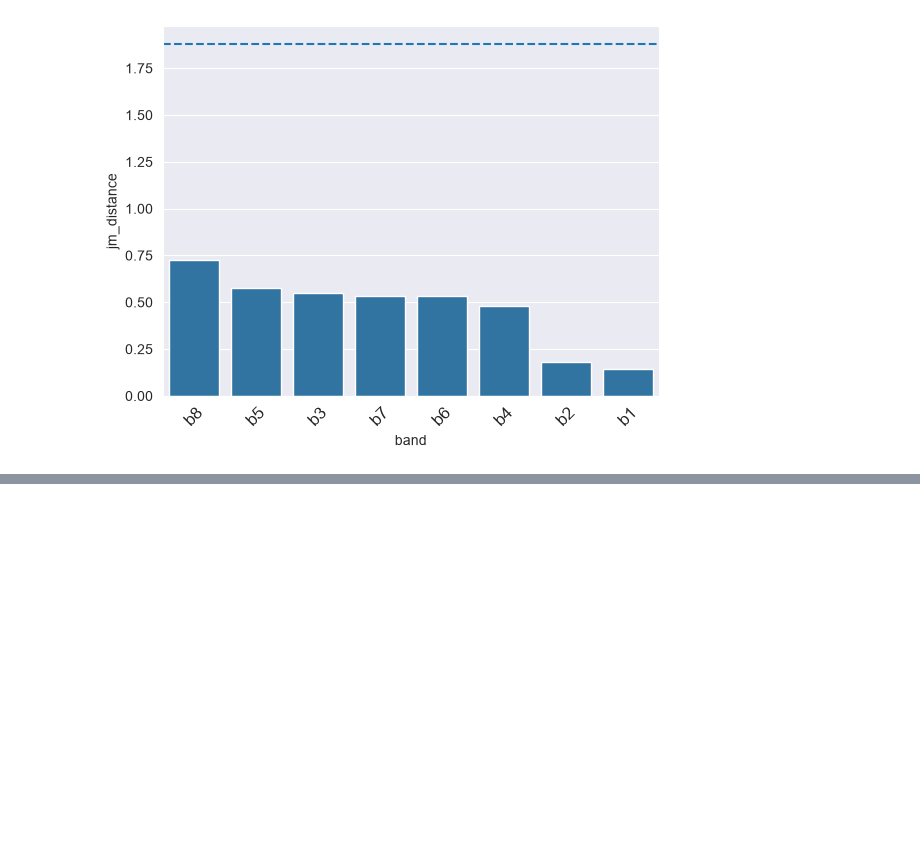
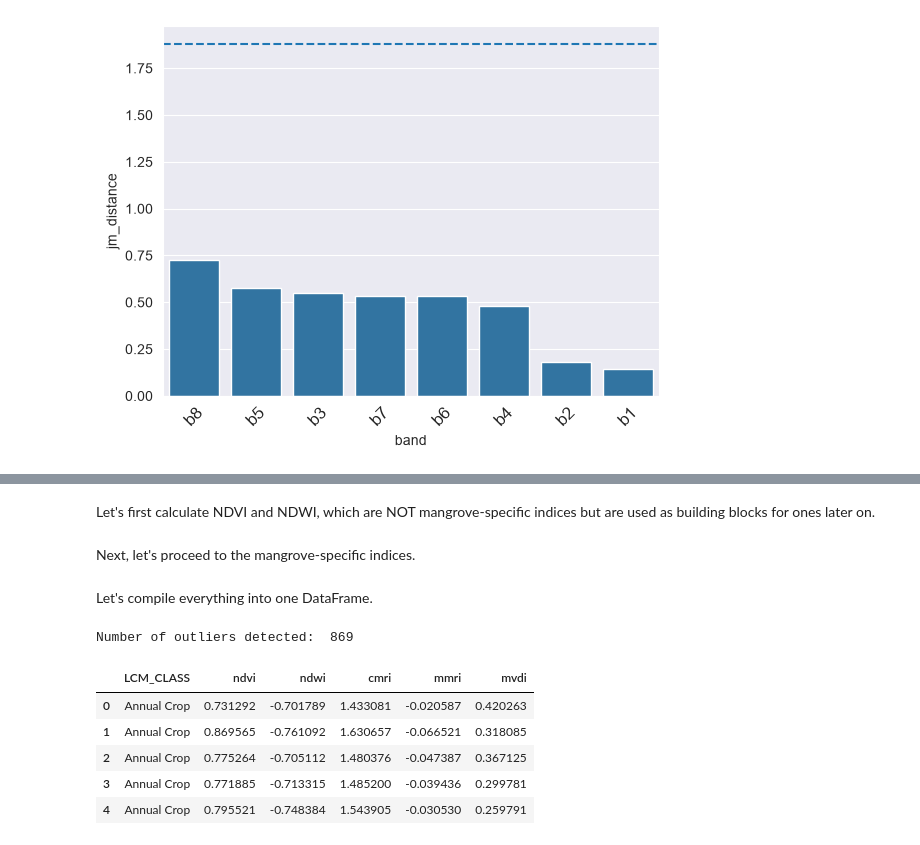
Before and after one commit to jeromemaiquez/gms-ir-mangrove-seagrass-surigao, a Jupyter notebook: main.ipynb, the cells around one changed output, grey strips where cells are left out. Saved outputs shown, nothing was run; the diff lists cells and outputs as text; code cells hidden in the pictures; blank space fills up the shorter version.

```diff
--- a/main.ipynb
+++ b/main.ipynb
@@ -141,0 +155,2 @@ plot.separability_2class(
+# %% [markdown]
+Let's first calculate NDVI and NDWI, which are NOT mangrove-specific indices but are used as building blocks for ones later on.
@@ -141,0 +167,2 @@ plot.separability_2class(
+# %% [markdown]
+Next, let's proceed to the mangrove-specific indices.
@@ -141,0 +181,16 @@ plot.separability_2class(
+# %% [markdown]
+Let's compile everything into one DataFrame.
+# %%
+df_indices = df_bands.copy(deep=True).drop(columns=band_names)
+index_names = ['ndvi', 'ndwi', 'cmri', 'mmri', 'mvdi']
+df_indices[index_names] = np.array([ndvi, ndwi, cmri, mmri, mvdi]).T
+df_indices = indices.remove_outliers(df_indices, index_names, impute=True)
+df_indices.head()
+# %% [output]
+Number of outliers detected:  869
+|  | LCM_CLASS | ndvi | ndwi | cmri | mmri | mvdi |
+| 0 | Annual Crop | 0.731292 | -0.701789 | 1.433081 | -0.020587 | 0.420263 |
+| 1 | Annual Crop | 0.869565 | -0.761092 | 1.630657 | -0.066521 | 0.318085 |
+| 2 | Annual Crop | 0.775264 | -0.705112 | 1.480376 | -0.047387 | 0.367125 |
+| 3 | Annual Crop | 0.771885 | -0.713315 | 1.485200 | -0.039436 | 0.299781 |
+| 4 | Annual Crop | 0.795521 | -0.748384 | 1.543905 | -0.030530 | 0.259791 |
```
Also changed, not shown: parts of 22 cells of this notebook, 1 other file.
